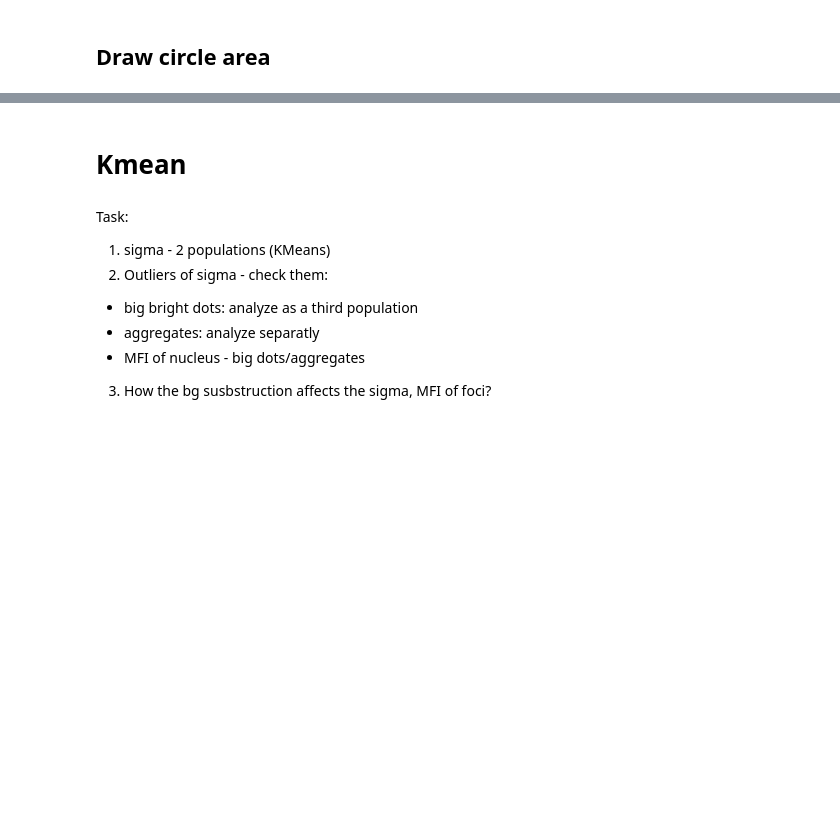
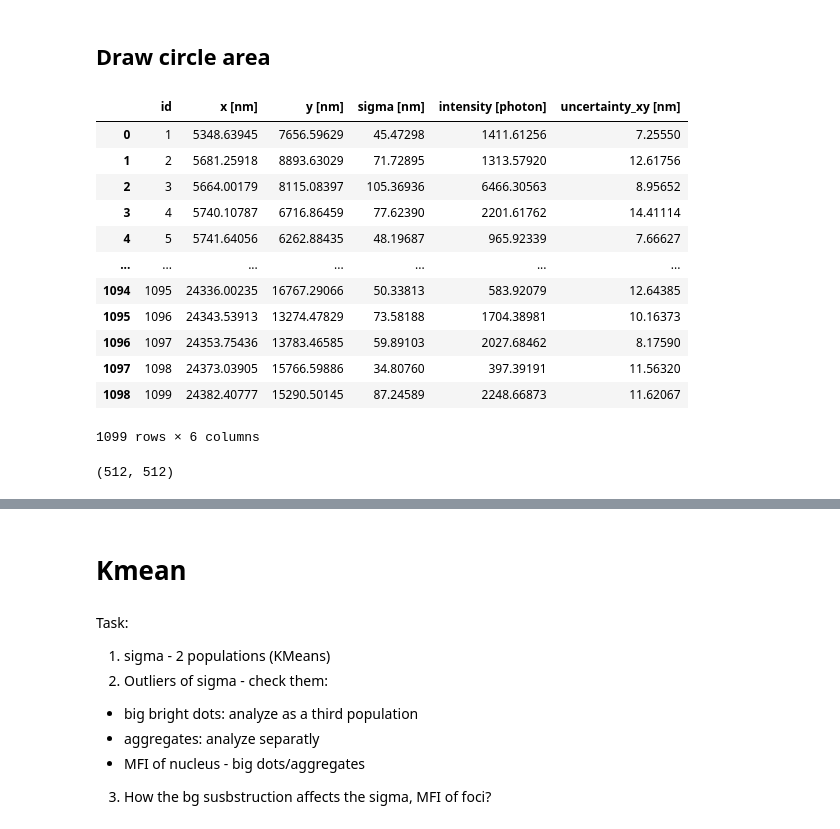
Before and after one commit to Lopatushka/LLPS, a Jupyter notebook: Kmean.ipynb, the cells around one changed output, grey strips where cells are left out. Cells and saved outputs as stored; diff of their text form; code cells hidden in the pictures; blank space fills up the shorter version.

```diff
--- a/Kmean.ipynb
+++ b/Kmean.ipynb
@@ -254,0 +217,16 @@ df.head()
+# %%
+df
+# %% [output]
+|  | id | x [nm] | y [nm] | sigma [nm] | intensity [photon] | uncertainty_xy [nm] |
+| 0 | 1 | 5348.63945 | 7656.59629 | 45.47298 | 1411.61256 | 7.25550 |
+| 1 | 2 | 5681.25918 | 8893.63029 | 71.72895 | 1313.57920 | 12.61756 |
+| 2 | 3 | 5664.00179 | 8115.08397 | 105.36936 | 6466.30563 | 8.95652 |
+| 3 | 4 | 5740.10787 | 6716.86459 | 77.62390 | 2201.61762 | 14.41114 |
+| 4 | 5 | 5741.64056 | 6262.88435 | 48.19687 | 965.92339 | 7.66627 |
+| ... | ... | ... | ... | ... | ... | ... |
+| 1094 | 1095 | 24336.00235 | 16767.29066 | 50.33813 | 583.92079 | 12.64385 |
+| 1095 | 1096 | 24343.53913 | 13274.47829 | 73.58188 | 1704.38981 | 10.16373 |
+| 1096 | 1097 | 24353.75436 | 13783.46585 | 59.89103 | 2027.68462 | 8.17590 |
+| 1097 | 1098 | 24373.03905 | 15766.59886 | 34.80760 | 397.39191 | 11.56320 |
+| 1098 | 1099 | 24382.40777 | 15290.50145 | 87.24589 | 2248.66873 | 11.62067 |
+1099 rows × 6 columns
@@ -254,0 +250,4 @@ df.head()
+# %%
+gray.shape
+# %% [output]
+(512, 512)
```
Also changed, not shown: parts of 23 cells of this notebook.
